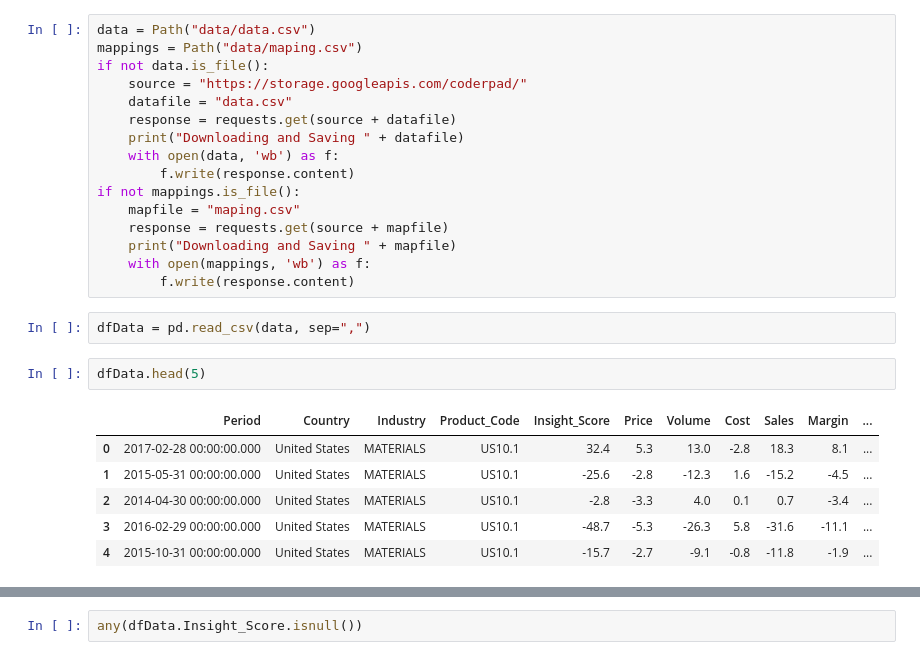
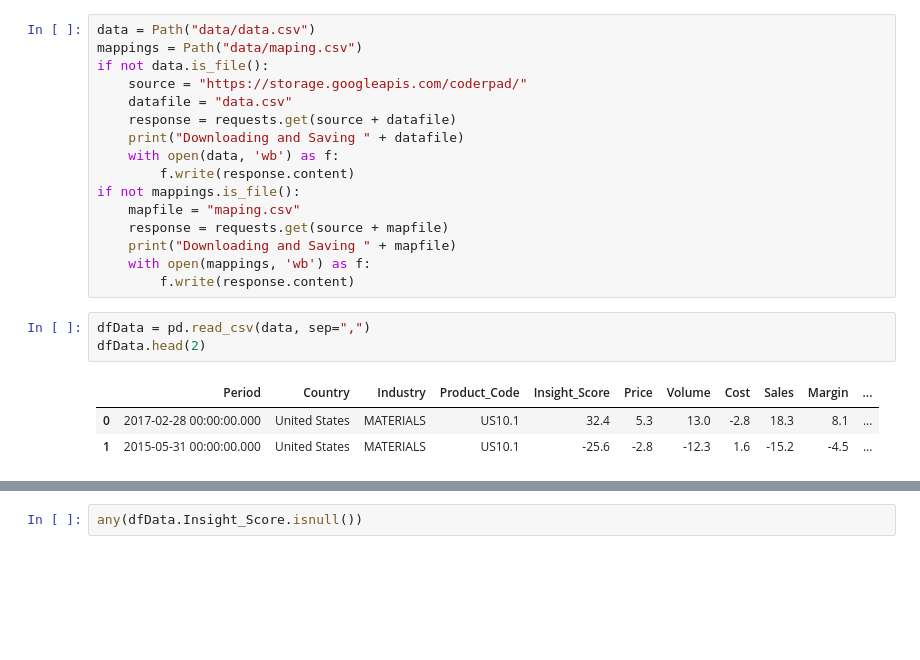
Before and after one commit to arnehuang/crux, a Jupyter notebook: Crux.ipynb, the cells around one changed output, grey strips where cells are left out. Saved outputs shown, nothing was run; the diff lists cells and outputs as text; blank space fills up the shorter version.

```diff
--- a/Crux.ipynb
+++ b/Crux.ipynb
@@ -22,13 +22,9 @@ if not mappings.is_file():
         f.write(response.content)
 # %%
 dfData = pd.read_csv(data, sep=",")
+dfData.head(2)
+# %% [output]
+|  | Period | Country | Industry | Product_Code | Insight_Score | Price | Volume | Cost | Sales | Margin | ... |
+| 0 | 2017-02-28 00:00:00.000 | United States | MATERIALS | US10.1 | 32.4 | 5.3 | 13.0 | -2.8 | 18.3 | 8.1 | ... |
+| 1 | 2015-05-31 00:00:00.000 | United States | MATERIALS | US10.1 | -25.6 | -2.8 | -12.3 | 1.6 | -15.2 | -4.5 | ... |
-# %%
-dfData.head(5)
-# %% [output]
-|  | Period | Country | Industry | Product_Code | Insight_Score | Price | Volume | Cost | Sales | Margin | ... |
-| 0 | 2017-02-28 00:00:00.000 | United States | MATERIALS | US10.1 | 32.4 | 5.3 | 13.0 | -2.8 | 18.3 | 8.1 | ... |
-| 1 | 2015-05-31 00:00:00.000 | United States | MATERIALS | US10.1 | -25.6 | -2.8 | -12.3 | 1.6 | -15.2 | -4.5 | ... |
-| 2 | 2014-04-30 00:00:00.000 | United States | MATERIALS | US10.1 | -2.8 | -3.3 | 4.0 | 0.1 | 0.7 | -3.4 | ... |
-| 3 | 2016-02-29 00:00:00.000 | United States | MATERIALS | US10.1 | -48.7 | -5.3 | -26.3 | 5.8 | -31.6 | -11.1 | ... |
-| 4 | 2015-10-31 00:00:00.000 | United States | MATERIALS | US10.1 | -15.7 | -2.7 | -9.1 | -0.8 | -11.8 | -1.9 | ... |
 # %% [markdown]
```
Also changed, not shown: parts of 21 cells of this notebook, 2 other files.
